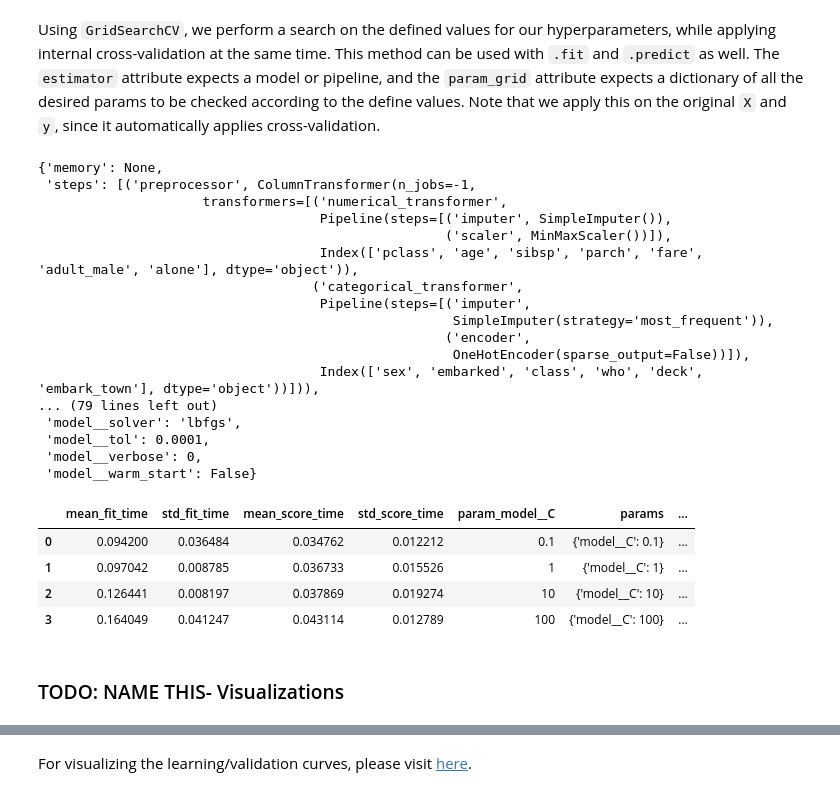
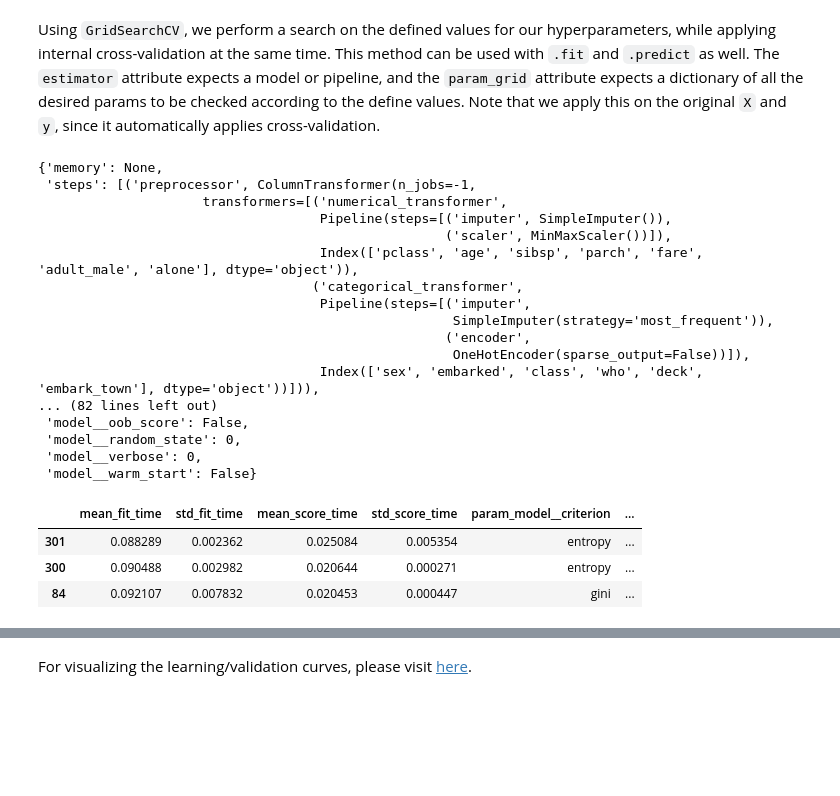
Before and after one commit to tabaraei/Data-Science-Toolkit, a Jupyter notebook: Scikit-Learn.ipynb, the cells around one changed output, grey strips where cells are left out. Drawn from its saved outputs; the diff is of its cells as text; code cells hidden in the pictures; blank space fills up the shorter version.

Commit message:
finished the modelling section, and refactoring the code

```diff
--- a/Scikit-Learn.ipynb
+++ b/Scikit-Learn.ipynb
@@ -1204,8 +1204,9 @@ ColumnTransformer(n_jobs=-1,
 Now, let's combine the selected model with our preprocessing pipeline, and then train it using the `fit` function on our `X_train` and `y_train`.
 # %%
 from sklearn.linear_model import LogisticRegression
+from sklearn.ensemble import RandomForestClassifier
 
-clf = LogisticRegression(max_iter=500, random_state=0)
+clf = RandomForestClassifier(random_state=0)
 clf_pipeline = Pipeline(steps=[
     ('preprocessor', transformer),
     ('model', clf)
@@ -1286,28 +1309,33 @@ clf_pipeline.get_params()
                                                     ('encoder',
                                                      OneHotEncoder(sparse_output=False))]),
                                     Index(['sex', 'embarked', 'class', 'who', 'deck', 'embark_town'], dtype='object'))])),
-... (79 lines left out)
- 'model__solver': 'lbfgs',
- 'model__tol': 0.0001,
+... (82 lines left out)
+ 'model__oob_score': False,
+ 'model__random_state': 0,
  'model__verbose': 0,
  'model__warm_start': False}
 # %%
 from sklearn.model_selection import GridSearchCV
 import pandas as pd
 
 grid = GridSearchCV(
     estimator=clf_pipeline,
-    param_grid={'model__C': [0.1, 1, 10, 100]},
+    param_grid={
+        'model__criterion': ['gini', 'entropy'],
+        'model__n_estimators': [20, 50, 100],
+        'model__max_depth': [4, 5, 6],
+        'model__min_samples_leaf': [3, 4, 5],
+        'model__max_features': ['auto', 'log2', 'sqrt'],
+        'model__warm_start': [True, False],
+    },
     cv=3,
     n_jobs=-1
 )
+
 grid.fit(X, y)
-pd.DataFrame(grid.cv_results_)
+pd.DataFrame(grid.cv_results_).sort_values('rank_test_score').head(3)
 # %% [output]
-|  | mean_fit_time | std_fit_time | mean_score_time | std_score_time | param_model__C | params | ... |
-| 0 | 0.094200 | 0.036484 | 0.034762 | 0.012212 | 0.1 | {'model__C': 0.1} | ... |
-| 1 | 0.097042 | 0.008785 | 0.036733 | 0.015526 | 1 | {'model__C': 1} | ... |
-| 2 | 0.126441 | 0.008197 | 0.037869 | 0.019274 | 10 | {'model__C': 10} | ... |
-| 3 | 0.164049 | 0.041247 | 0.043114 | 0.012789 | 100 | {'model__C': 100} | ... |
+|  | mean_fit_time | std_fit_time | mean_score_time | std_score_time | param_model__criterion | ... |
+| 301 | 0.088289 | 0.002362 | 0.025084 | 0.005354 | entropy | ... |
+| 300 | 0.090488 | 0.002982 | 0.020644 | 0.000271 | entropy | ... |
+| 84 | 0.092107 | 0.007832 | 0.020453 | 0.000447 | gini | ... |
-# %% [markdown]
-### TODO: NAME THIS- Visualizations
```
Also changed, not shown: parts of 72 cells of this notebook.
